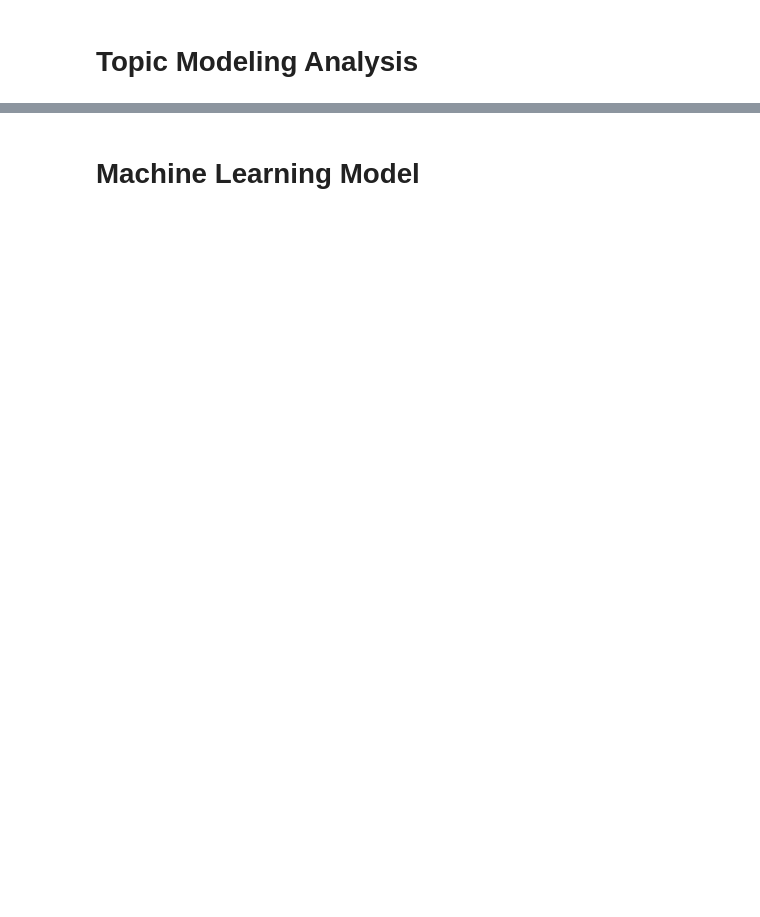
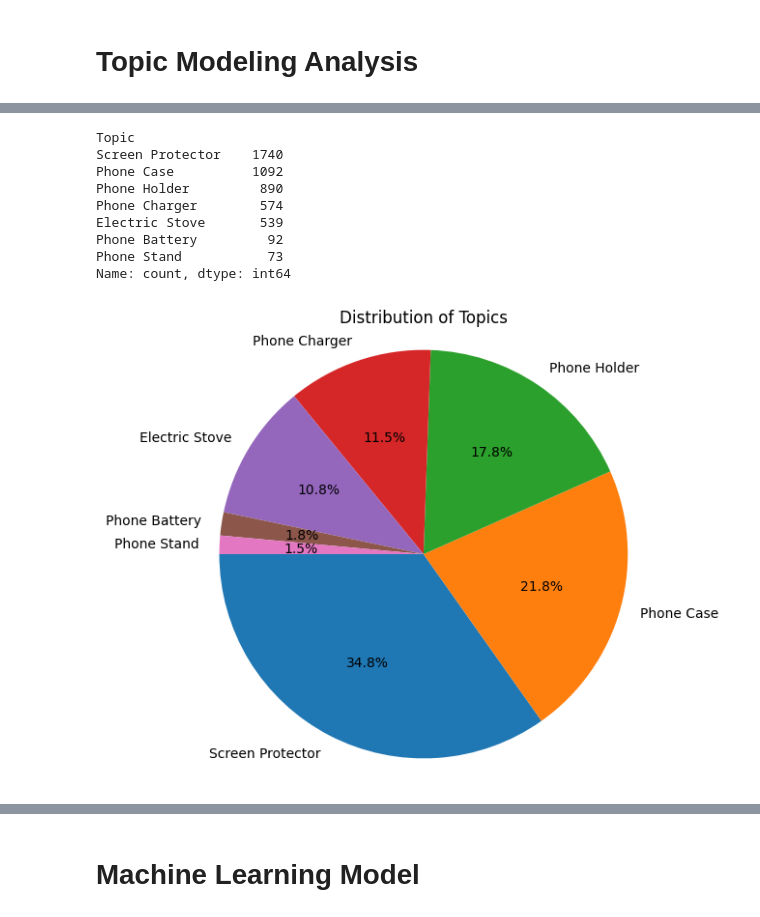
Before and after one commit to musahussain1/Mobile-Phone-Review-Aspect-Based-Sentiment-Analysis-Project, a Jupyter notebook: Code/Aspect_Based_Sentiment_Analysis.ipynb, the cells around one changed output, grey strips where cells are left out. Drawn from its saved outputs; the diff is of its cells as text; code cells hidden in the pictures; blank space fills up the shorter version.

Commit message:
Changed the bert model to bart and did topic modelling

```diff
--- a/Code/Aspect_Based_Sentiment_Analysis.ipynb
+++ b/Code/Aspect_Based_Sentiment_Analysis.ipynb
@@ -21,6 +33,7 @@ import json
 from tqdm import tqdm
 
 all_records = []
+max_records_to_read = 10000
 
 # Opening file
 file_path = "Data/Cell_Phones_and_Accessories.jsonl"
@@ -321,0 +363,16 @@ print(sentiment_summary.to_markdown())
+# %%
+from transformers import pipeline
+from tqdm import tqdm
+
+df = df.sample(5000)
+categories = ['Phone Case', 'Phone Holder', 'Phone Stand', 'Phone Battery', 'Screen Protector', 'Phone Charger', 'Electric Stove']
+classifier = pipeline("zero-shot-classification", model="facebook/bart-large-mnli")
+
+results = []
+for index, row in tqdm(df.iterrows()):
+  text = row['combined_text']
+  result = classifier(text, categories)
+  predicted_class = result['labels'][0]  # Get the top predicted label
+  results.append(predicted_class)
+
+df['Topic'] = results
@@ -321,0 +386,20 @@ print(sentiment_summary.to_markdown())
+# %%
+topic_distribution = df['Topic'].value_counts()
+print(topic_distribution)
+
+plt.figure(figsize=(6,6))
+plt.pie(topic_distribution, labels=topic_distribution.index, autopct='%1.1f%%', startangle=180)
+plt.title('Distribution of Topics')
+plt.axis('equal')  # Equal aspect ratio ensures that pie is drawn as a circle.
+plt.show()
+# %% [output]
+Topic
+Screen Protector    1740
+Phone Case          1092
+Phone Holder         890
+Phone Charger        574
+Electric Stove       539
+Phone Battery         92
+Phone Stand           73
+Name: count, dtype: int64
+[figure, added]
```
Also changed, not shown: parts of 39 cells of this notebook.
